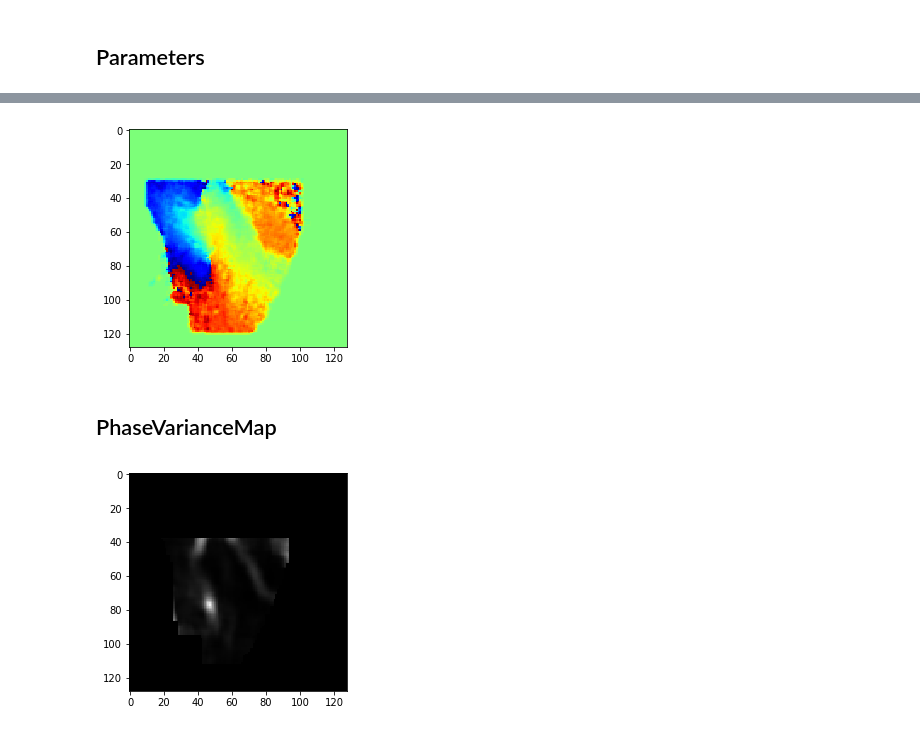
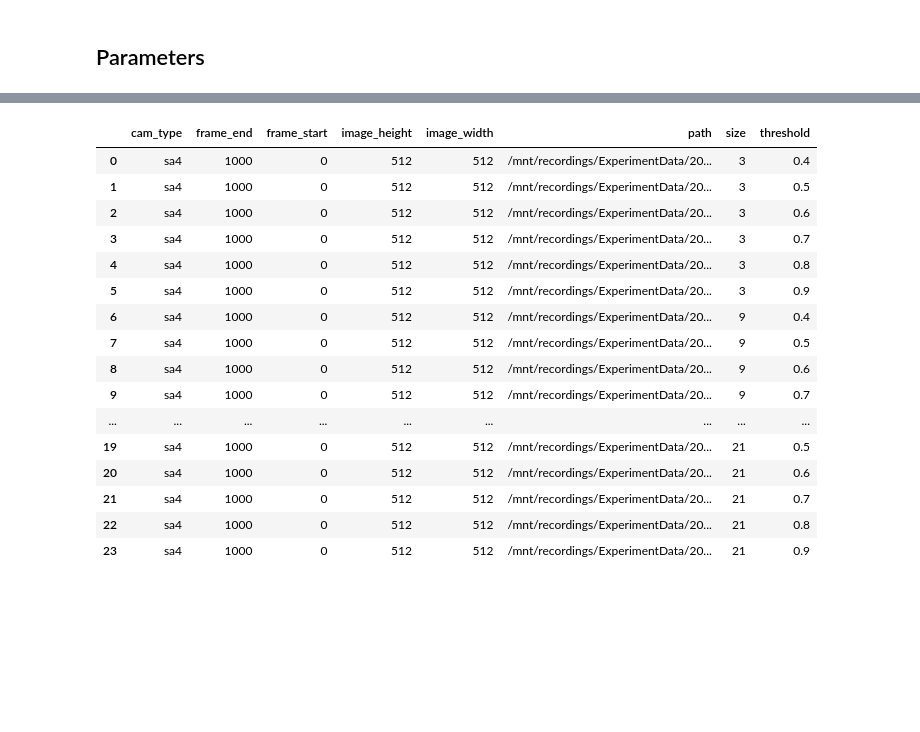
Before and after one commit to chenaoki/nb_opmap_rayleigh, a Jupyter notebook: main.ipynb, the cells around one changed output, grey strips where cells are left out. Cells and saved outputs as stored; diff of their text form; code cells hidden in the pictures; blank space fills up the shorter version.

```diff
--- a/main.ipynb
+++ b/main.ipynb
@@ -69,13 +18,0 @@ pmap.showROI()
-# %%
-pmap.smooth(size=3)
-pmap.showFrame(showFrame)
-# %% [output]
-[figure, removed]
-# %% [markdown]
-## PhaseVarianceMap
-# %%
-pvmap = PhaseVarianceMap(pmap, size=9)
-pvmap.morphROI(erosion=9)
-pvmap.showFrame(showFrame)
-# %% [output]
-[figure, removed]
@@ -81,0 +21,60 @@ pvmap.showFrame(showFrame)
+# %%
+srcdir = "/mnt/recordings/ExperimentData/"
+outdir = "/mnt/recordings/AnalysisResult/nb_opmap_rayleigh/"
+
+_param = {
+    'path' : None,
+    'threshold' : None,
+    'size' : None,
+    'cam_type' : "sa4",
+    'image_width' : 512,
+    'image_height' : 512,
+    'frame_start' : 0,
+    'frame_end' : 1000
+}
+
+sessions = [
+#     "2004-08-06/C001S0004",
+    "20080902-2/C001S0027"
+
+]
+
+sizes = [3,9,15,21]
+
+thresholds = np.arange(0.4, 1.0, 0.1)
+# %%
+params = []
+for sess in sessions:
+    for s in sizes:
+        for threshold in thresholds:
+            param = copy.copy(_param)
+            param["path"] = os.path.join(srcdir, sess)
+            param["size"] = s
+            param["threshold"] = threshold
+            params.append(param)
+
+dict_param = {}
+for key in _param.keys():
+    dict_param[key] = [param[key] for param in params ]
+
+dict_param
+df = pd.DataFrame(dict_param)
+df
+# %% [output]
+|  | cam_type | frame_end | frame_start | image_height | image_width | path | size | threshold |
+| 0 | sa4 | 1000 | 0 | 512 | 512 | /mnt/recordings/ExperimentData/20... | 3 | 0.4 |
+| 1 | sa4 | 1000 | 0 | 512 | 512 | /mnt/recordings/ExperimentData/20... | 3 | 0.5 |
+| 2 | sa4 | 1000 | 0 | 512 | 512 | /mnt/recordings/ExperimentData/20... | 3 | 0.6 |
+| 3 | sa4 | 1000 | 0 | 512 | 512 | /mnt/recordings/ExperimentData/20... | 3 | 0.7 |
+| 4 | sa4 | 1000 | 0 | 512 | 512 | /mnt/recordings/ExperimentData/20... | 3 | 0.8 |
+| 5 | sa4 | 1000 | 0 | 512 | 512 | /mnt/recordings/ExperimentData/20... | 3 | 0.9 |
+| 6 | sa4 | 1000 | 0 | 512 | 512 | /mnt/recordings/ExperimentData/20... | 9 | 0.4 |
+| 7 | sa4 | 1000 | 0 | 512 | 512 | /mnt/recordings/ExperimentData/20... | 9 | 0.5 |
+| 8 | sa4 | 1000 | 0 | 512 | 512 | /mnt/recordings/ExperimentData/20... | 9 | 0.6 |
+| 9 | sa4 | 1000 | 0 | 512 | 512 | /mnt/recordings/ExperimentData/20... | 9 | 0.7 |
+| ... | ... | ... | ... | ... | ... | ... | ... | ... |
+| 19 | sa4 | 1000 | 0 | 512 | 512 | /mnt/recordings/ExperimentData/20... | 21 | 0.5 |
+| 20 | sa4 | 1000 | 0 | 512 | 512 | /mnt/recordings/ExperimentData/20... | 21 | 0.6 |
+| 21 | sa4 | 1000 | 0 | 512 | 512 | /mnt/recordings/ExperimentData/20... | 21 | 0.7 |
+| 22 | sa4 | 1000 | 0 | 512 | 512 | /mnt/recordings/ExperimentData/20... | 21 | 0.8 |
+| 23 | sa4 | 1000 | 0 | 512 | 512 | /mnt/recordings/ExperimentData/20... | 21 | 0.9 |
```
Also changed, not shown: parts of 19 cells of this notebook.
